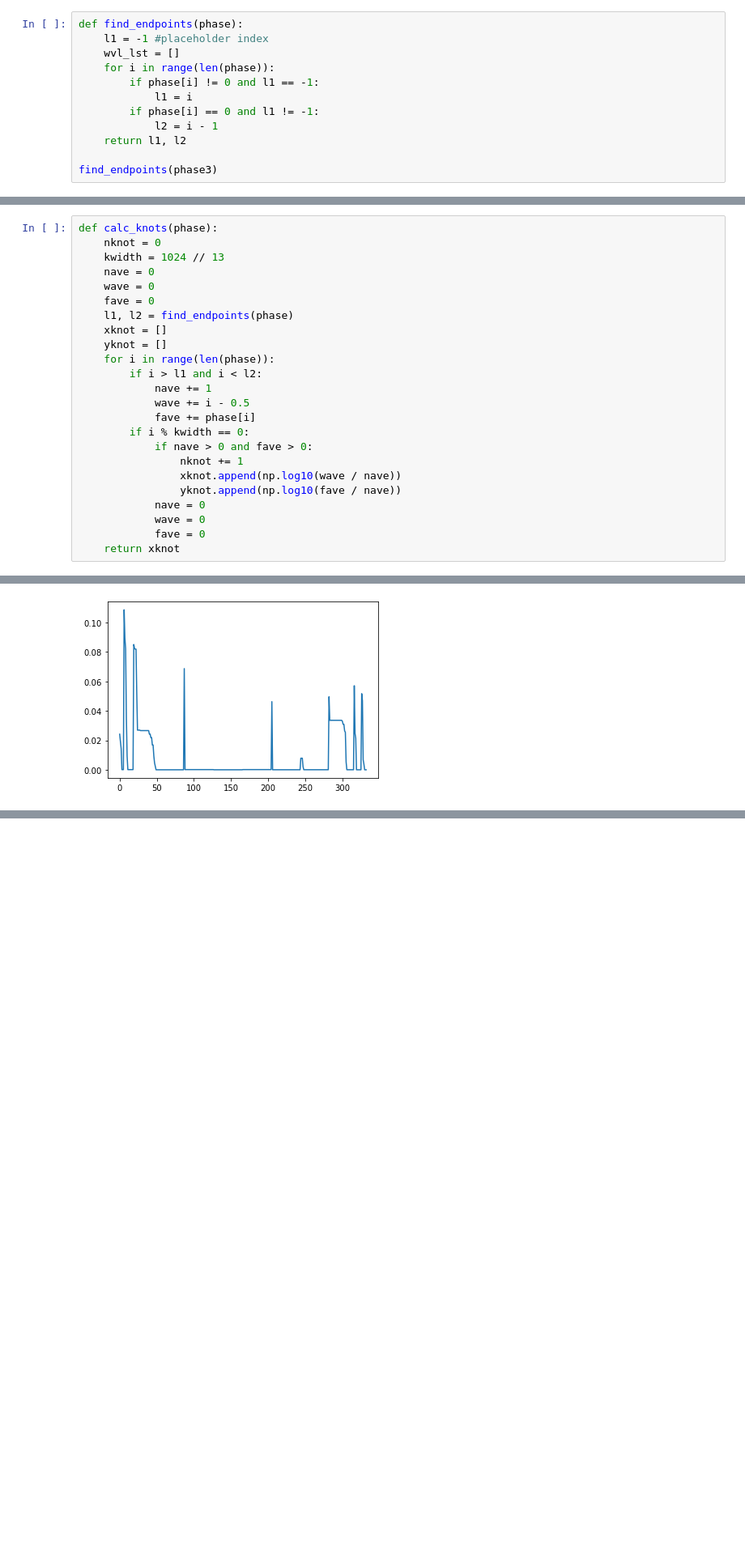
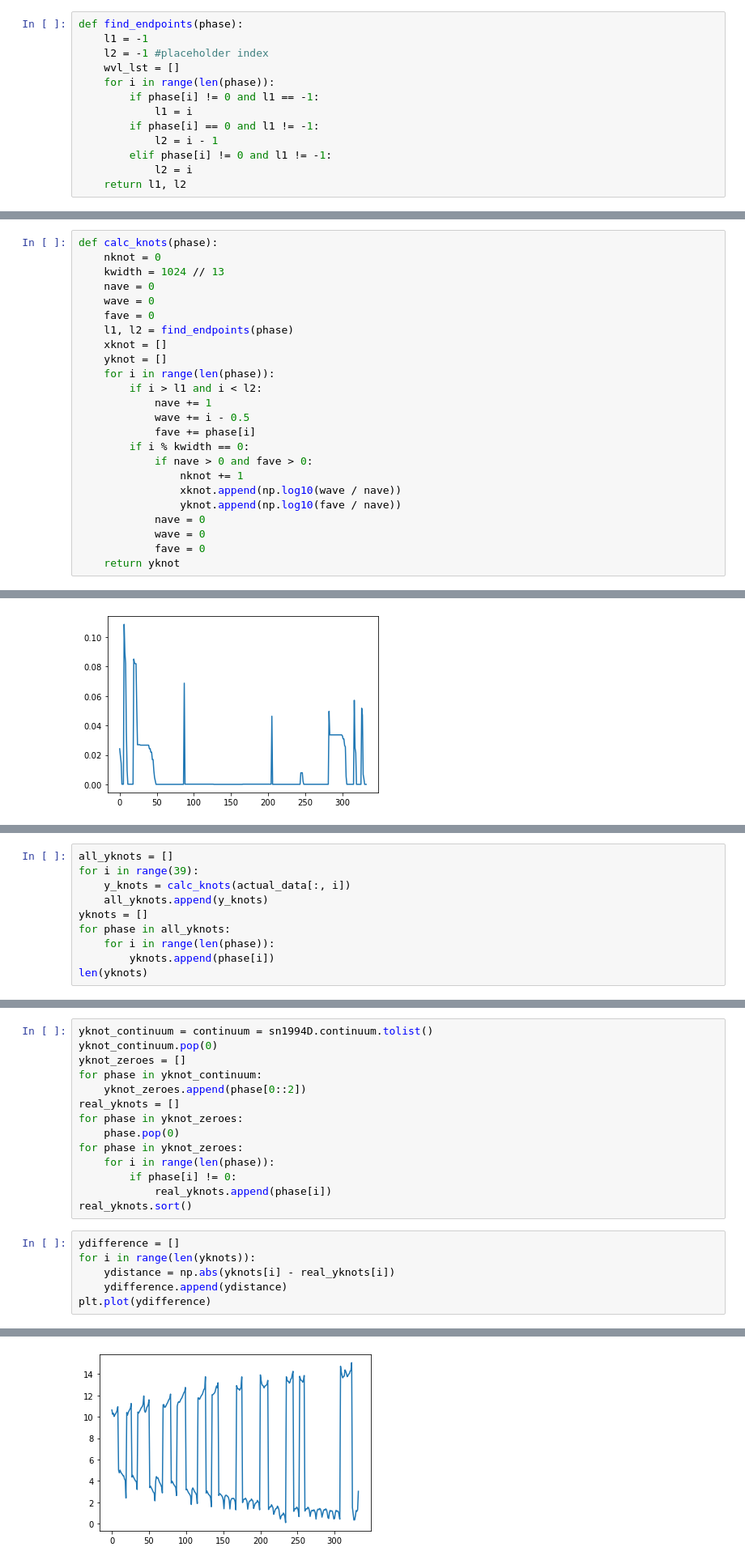
Before and after one commit to nyusngroup/SESNspectraPCA, a Jupyter notebook: code/sn1994D_knots.ipynb, the cells around one changed output, grey strips where cells are left out. Shown at 81% size. Drawn from its saved outputs; the diff is of its cells as text; blank space fills up the shorter version.

Commit message:
added sn1994D_plot.py

```diff
--- a/code/sn1994D_knots.ipynb
+++ b/code/sn1994D_knots.ipynb
@@ -46,13 +36,14 @@ wvl = sn1994D.wavelengths
 phase1 = normalized[:, 0]
 # %%
 def find_endpoints(phase):
-    l1 = -1 #placeholder index
+    l1 = -1
+    l2 = -1 #placeholder index
     wvl_lst = []
     for i in range(len(phase)):
         if phase[i] != 0 and l1 == -1:
             l1 = i
         if phase[i] == 0 and l1 != -1:
             l2 = i - 1
+        elif phase[i] != 0 and l1 != -1:
+            l2 = i
     return l1, l2
-
-find_endpoints(phase3)
@@ -81,7 +70,7 @@ def calc_knots(phase):
             nave = 0
             wave = 0
             fave = 0
-    return xknot
+    return yknot
 # %%
 xknots = []
 for i in range(39):
@@ -243,0 +199,10 @@ plt.plot(wvl_difference)
+# %%
+all_yknots = []
+for i in range(39):
+    y_knots = calc_knots(actual_data[:, i])
+    all_yknots.append(y_knots)
+yknots = []
+for phase in all_yknots:
+    for i in range(len(phase)):
+        yknots.append(phase[i])
+len(yknots)
@@ -243,0 +211,21 @@ plt.plot(wvl_difference)
+# %%
+yknot_continuum = continuum = sn1994D.continuum.tolist()
+yknot_continuum.pop(0)
+yknot_zeroes = []
+for phase in yknot_continuum:
+    yknot_zeroes.append(phase[0::2])
+real_yknots = []
+for phase in yknot_zeroes:
+    phase.pop(0)
+for phase in yknot_zeroes:
+    for i in range(len(phase)):
+        if phase[i] != 0:
+            real_yknots.append(phase[i])
+real_yknots.sort()
+# %%
+ydifference = []
+for i in range(len(yknots)):
+    ydistance = np.abs(yknots[i] - real_yknots[i])
+    ydifference.append(ydistance)
+plt.plot(ydifference)
+# %% [output]
@@ -243,0 +233 @@ plt.plot(wvl_difference)
+[figure, added]
```
Also changed, not shown: parts of 13 cells of this notebook, 3 other files.
